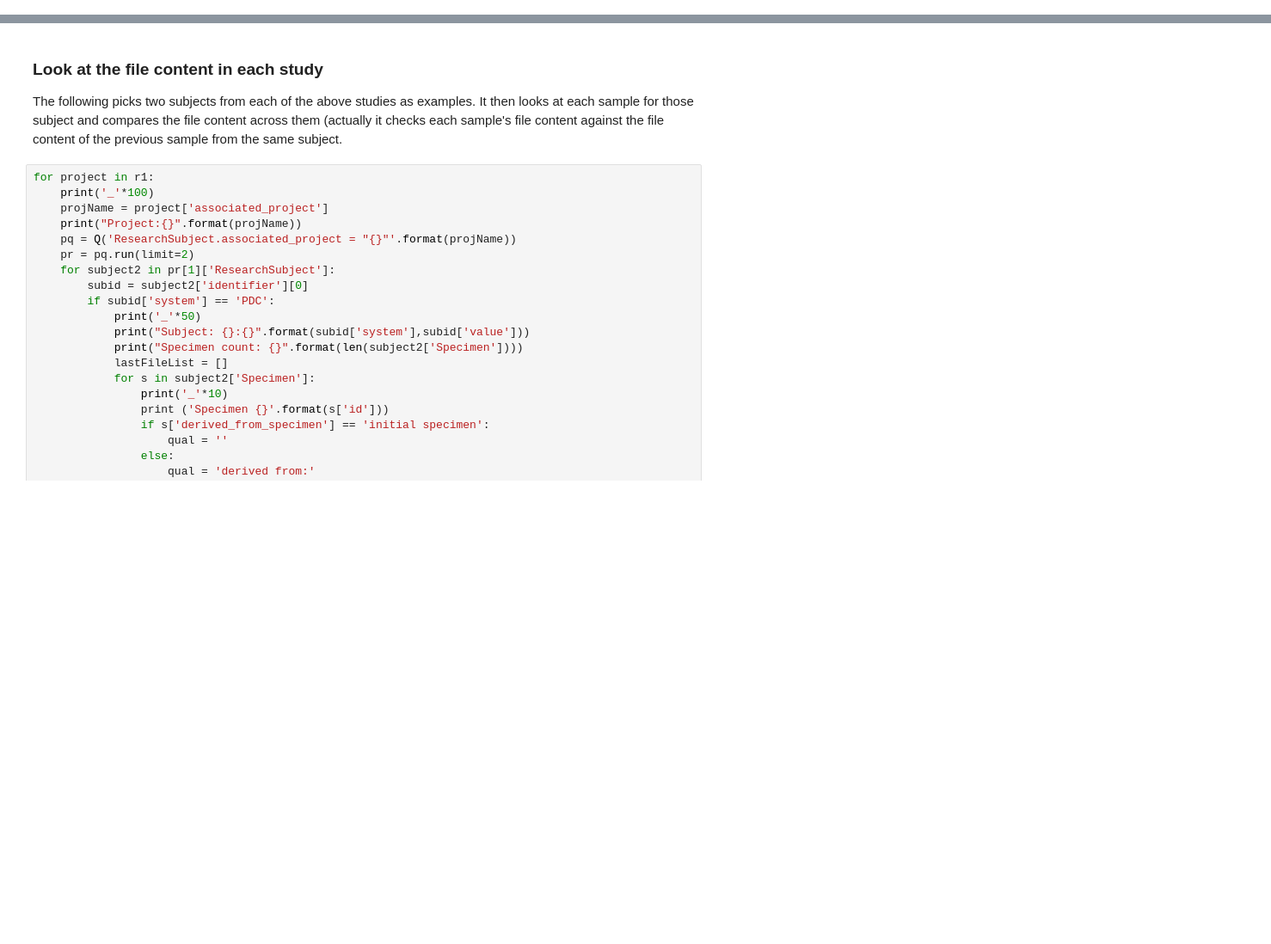
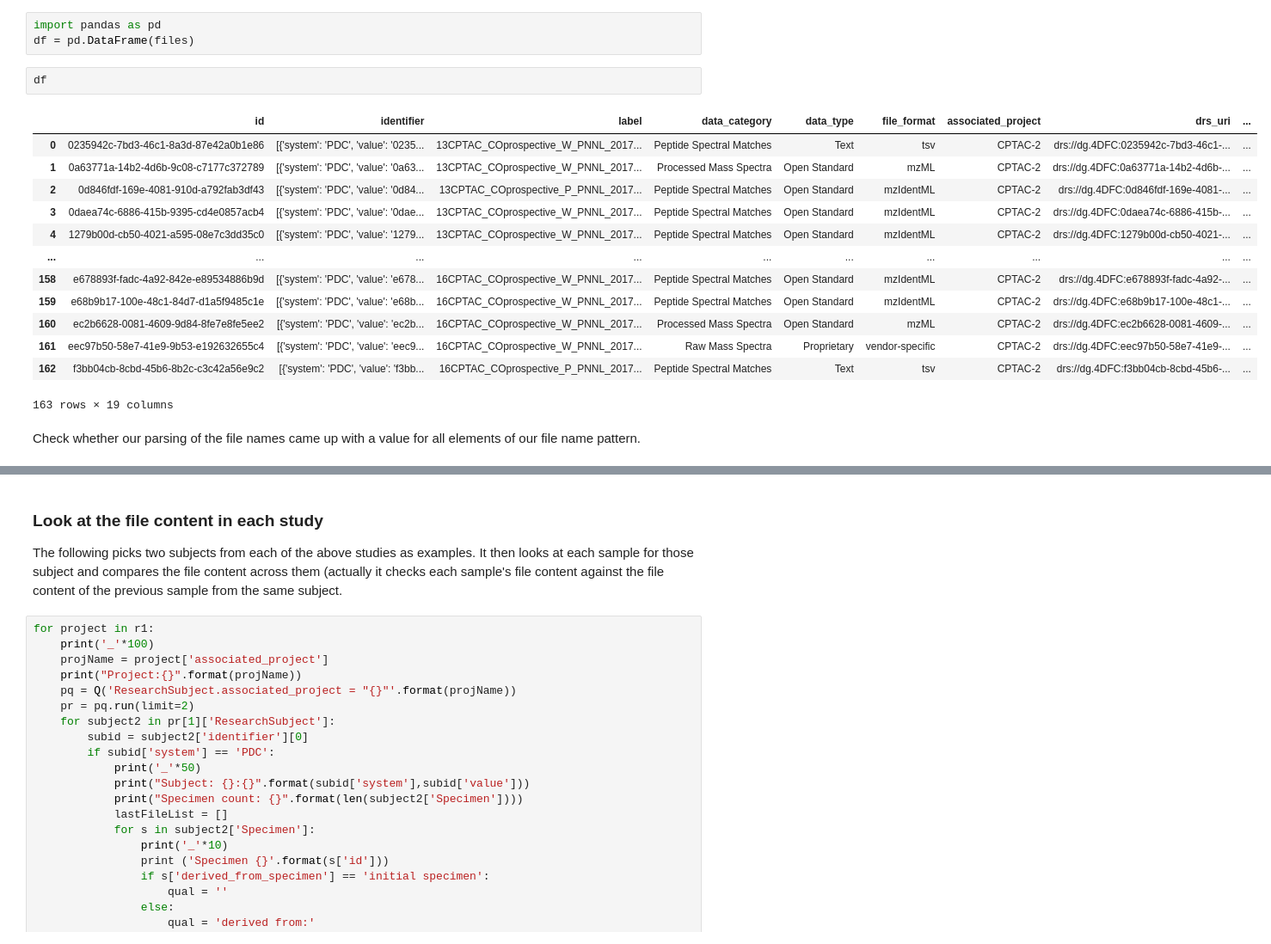
Before and after one commit to ianfore/cdatest, a Jupyter notebook: v2tests/Proteomic Files on v2.ipynb, the cells around one changed output, grey strips where cells are left out. Shown at 86% size. Saved outputs shown, nothing was run; the diff lists cells and outputs as text; blank space fills up the shorter version.

```diff
--- a/v2tests/Proteomic Files on v2.ipynb
+++ b/v2tests/Proteomic Files on v2.ipynb
@@ -0,0 +79,21 @@
+# %%
+import pandas as pd
+df = pd.DataFrame(files)
+# %%
+df
+# %% [output]
+|  | id | identifier | label | data_category | data_type | file_format | associated_project | drs_uri | ... |
+| 0 | 0235942c-7bd3-46c1-8a3d-87e42a0b1e86 | [{'system': 'PDC', 'value': '0235... | 13CPTAC_COprospective_W_PNNL_2017... | Peptide Spectral Matches | Text | tsv | CPTAC-2 | drs://dg.4DFC:0235942c-7bd3-46c1-... | ... |
+| 1 | 0a63771a-14b2-4d6b-9c08-c7177c372789 | [{'system': 'PDC', 'value': '0a63... | 13CPTAC_COprospective_W_PNNL_2017... | Processed Mass Spectra | Open Standard | mzML | CPTAC-2 | drs://dg.4DFC:0a63771a-14b2-4d6b-... | ... |
+| 2 | 0d846fdf-169e-4081-910d-a792fab3df43 | [{'system': 'PDC', 'value': '0d84... | 13CPTAC_COprospective_P_PNNL_2017... | Peptide Spectral Matches | Open Standard | mzIdentML | CPTAC-2 | drs://dg.4DFC:0d846fdf-169e-4081-... | ... |
+| 3 | 0daea74c-6886-415b-9395-cd4e0857acb4 | [{'system': 'PDC', 'value': '0dae... | 13CPTAC_COprospective_W_PNNL_2017... | Peptide Spectral Matches | Open Standard | mzIdentML | CPTAC-2 | drs://dg.4DFC:0daea74c-6886-415b-... | ... |
+| 4 | 1279b00d-cb50-4021-a595-08e7c3dd35c0 | [{'system': 'PDC', 'value': '1279... | 13CPTAC_COprospective_W_PNNL_2017... | Peptide Spectral Matches | Open Standard | mzIdentML | CPTAC-2 | drs://dg.4DFC:1279b00d-cb50-4021-... | ... |
+| ... | ... | ... | ... | ... | ... | ... | ... | ... | ... |
+| 158 | e678893f-fadc-4a92-842e-e89534886b9d | [{'system': 'PDC', 'value': 'e678... | 16CPTAC_COprospective_W_PNNL_2017... | Peptide Spectral Matches | Open Standard | mzIdentML | CPTAC-2 | drs://dg.4DFC:e678893f-fadc-4a92-... | ... |
+| 159 | e68b9b17-100e-48c1-84d7-d1a5f9485c1e | [{'system': 'PDC', 'value': 'e68b... | 16CPTAC_COprospective_W_PNNL_2017... | Peptide Spectral Matches | Open Standard | mzIdentML | CPTAC-2 | drs://dg.4DFC:e68b9b17-100e-48c1-... | ... |
+| 160 | ec2b6628-0081-4609-9d84-8fe7e8fe5ee2 | [{'system': 'PDC', 'value': 'ec2b... | 16CPTAC_COprospective_W_PNNL_2017... | Processed Mass Spectra | Open Standard | mzML | CPTAC-2 | drs://dg.4DFC:ec2b6628-0081-4609-... | ... |
+| 161 | eec97b50-58e7-41e9-9b53-e192632655c4 | [{'system': 'PDC', 'value': 'eec9... | 16CPTAC_COprospective_W_PNNL_2017... | Raw Mass Spectra | Proprietary | vendor-specific | CPTAC-2 | drs://dg.4DFC:eec97b50-58e7-41e9-... | ... |
+| 162 | f3bb04cb-8cbd-45b6-8b2c-c3c42a56e9c2 | [{'system': 'PDC', 'value': 'f3bb... | 16CPTAC_COprospective_P_PNNL_2017... | Peptide Spectral Matches | Text | tsv | CPTAC-2 | drs://dg.4DFC:f3bb04cb-8cbd-45b6-... | ... |
+163 rows × 19 columns
+# %% [markdown]
+Check whether our parsing of the file names came up with a value for all elements of our file name pattern.
```
Also changed, not shown: parts of 19 cells of this notebook, 3 other files.
